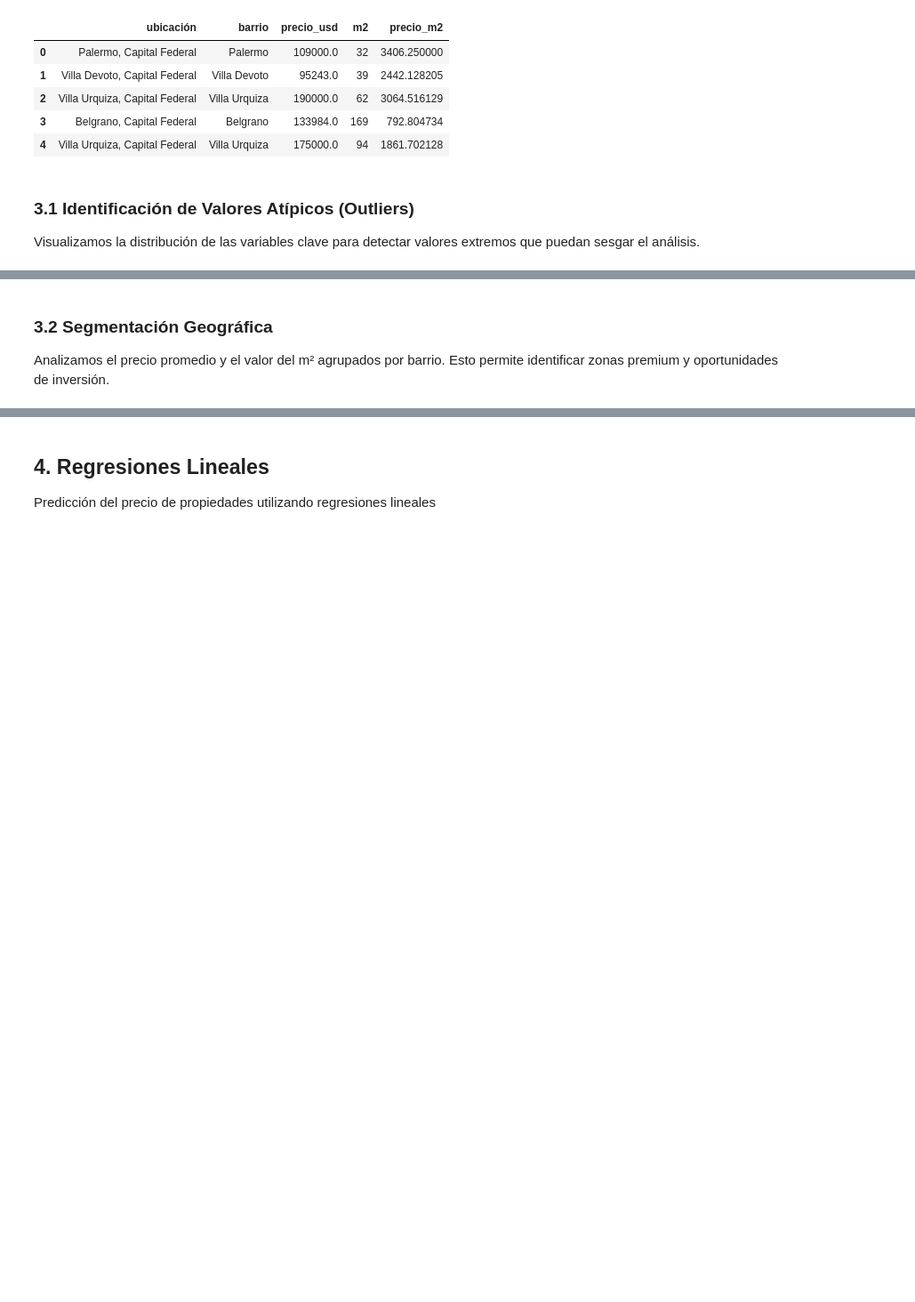
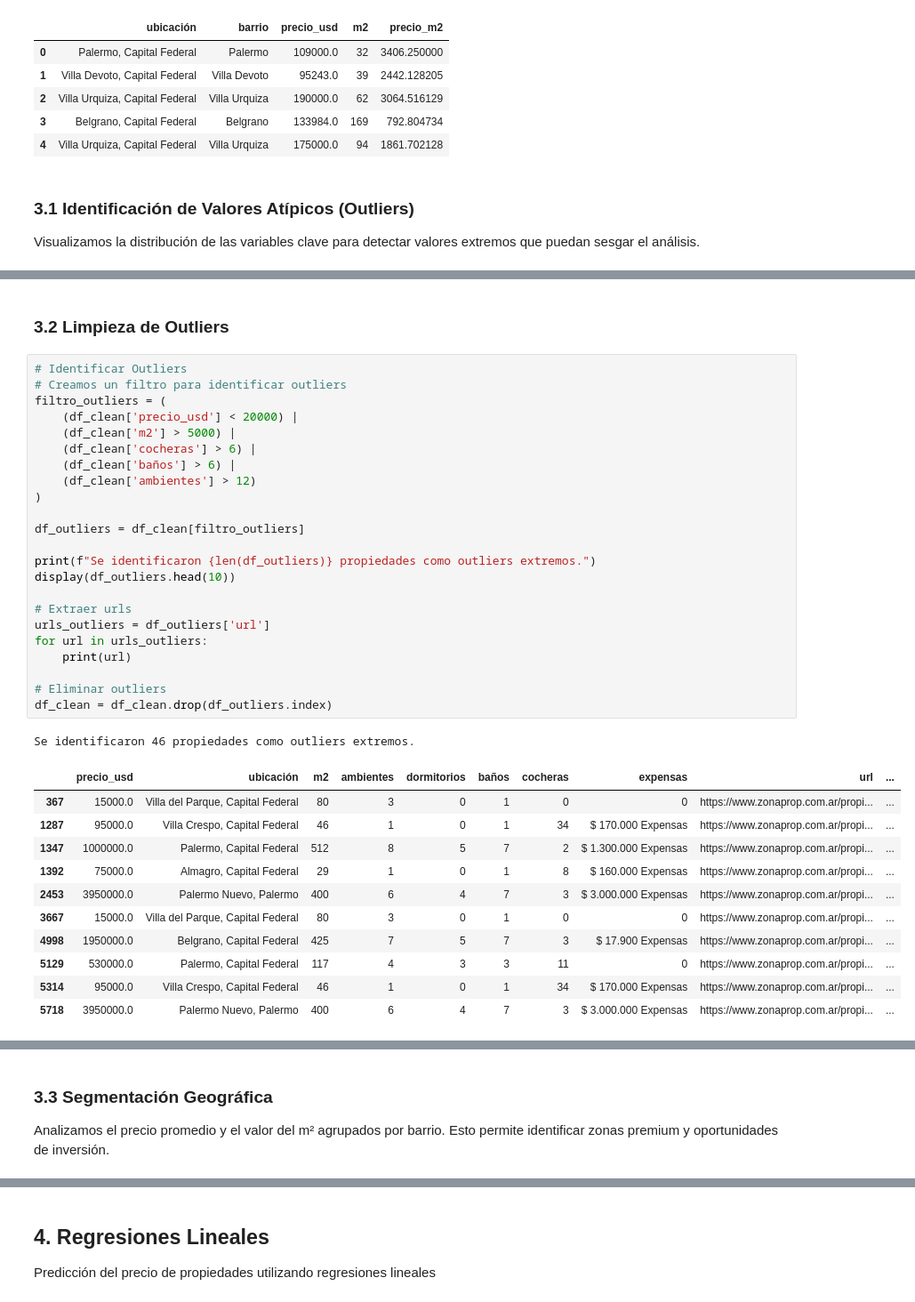
Before and after one commit to Lautaroogh/Real-State-Capital-Federal-Argentina, a Jupyter notebook: notebooks/analisis.ipynb, the cells around one changed output, grey strips where cells are left out. Shown at 89% size. Drawn from its saved outputs; the diff is of its cells as text; blank space fills up the shorter version.

Commit message:
Update de regresiones y limpieza

```diff
--- a/notebooks/analisis.ipynb
+++ b/notebooks/analisis.ipynb
@@ -131,0 +143,38 @@ plt.show()
+# %% [markdown]
+### 3.2 Limpieza de Outliers
+# %%
+# Identificar Outliers
+# Creamos un filtro para identificar outliers
+filtro_outliers = (
+    (df_clean['precio_usd'] < 20000) |
+    (df_clean['m2'] > 5000) |
+    (df_clean['cocheras'] > 6) |
+    (df_clean['baños'] > 6) |
+    (df_clean['ambientes'] > 12)
+)
+
+df_outliers = df_clean[filtro_outliers]
+
+print(f"Se identificaron {len(df_outliers)} propiedades como outliers extremos.")
+display(df_outliers.head(10))
+
+# Extraer urls
+urls_outliers = df_outliers['url']
+for url in urls_outliers:
+    print(url)
+
+# Eliminar outliers
+df_clean = df_clean.drop(df_outliers.index)
+# %% [output]
+Se identificaron 46 propiedades como outliers extremos.
+|  | precio_usd | ubicación | m2 | ambientes | dormitorios | baños | cocheras | expensas | url | ... |
+| 367 | 15000.0 | Villa del Parque, Capital Federal | 80 | 3 | 0 | 1 | 0 | 0 | https://www.zonaprop.com.ar/propi... | ... |
+| 1287 | 95000.0 | Villa Crespo, Capital Federal | 46 | 1 | 0 | 1 | 34 | $ 170.000 Expensas | https://www.zonaprop.com.ar/propi... | ... |
+| 1347 | 1000000.0 | Palermo, Capital Federal | 512 | 8 | 5 | 7 | 2 | $ 1.300.000 Expensas | https://www.zonaprop.com.ar/propi... | ... |
+| 1392 | 75000.0 | Almagro, Capital Federal | 29 | 1 | 0 | 1 | 8 | $ 160.000 Expensas | https://www.zonaprop.com.ar/propi... | ... |
+| 2453 | 3950000.0 | Palermo Nuevo, Palermo | 400 | 6 | 4 | 7 | 3 | $ 3.000.000 Expensas | https://www.zonaprop.com.ar/propi... | ... |
+| 3667 | 15000.0 | Villa del Parque, Capital Federal | 80 | 3 | 0 | 1 | 0 | 0 | https://www.zonaprop.com.ar/propi... | ... |
+| 4998 | 1950000.0 | Belgrano, Capital Federal | 425 | 7 | 5 | 7 | 3 | $ 17.900 Expensas | https://www.zonaprop.com.ar/propi... | ... |
+| 5129 | 530000.0 | Palermo, Capital Federal | 117 | 4 | 3 | 3 | 11 | 0 | https://www.zonaprop.com.ar/propi... | ... |
+| 5314 | 95000.0 | Villa Crespo, Capital Federal | 46 | 1 | 0 | 1 | 34 | $ 170.000 Expensas | https://www.zonaprop.com.ar/propi... | ... |
+| 5718 | 3950000.0 | Palermo Nuevo, Palermo | 400 | 6 | 4 | 7 | 3 | $ 3.000.000 Expensas | https://www.zonaprop.com.ar/propi... | ... |
@@ -132,5 +198,5 @@ plt.show()
 # %% [markdown]
-### 3.2 Segmentación Geográfica
+### 3.3 Segmentación Geográfica
 Analizamos el precio promedio y el valor del m² agrupados por barrio. Esto permite identificar zonas premium y oportunidades de inversión.
 # %%
 # Agrupamos por barrio y calculamos medias
```
Also changed, not shown: parts of 15 cells of this notebook.
